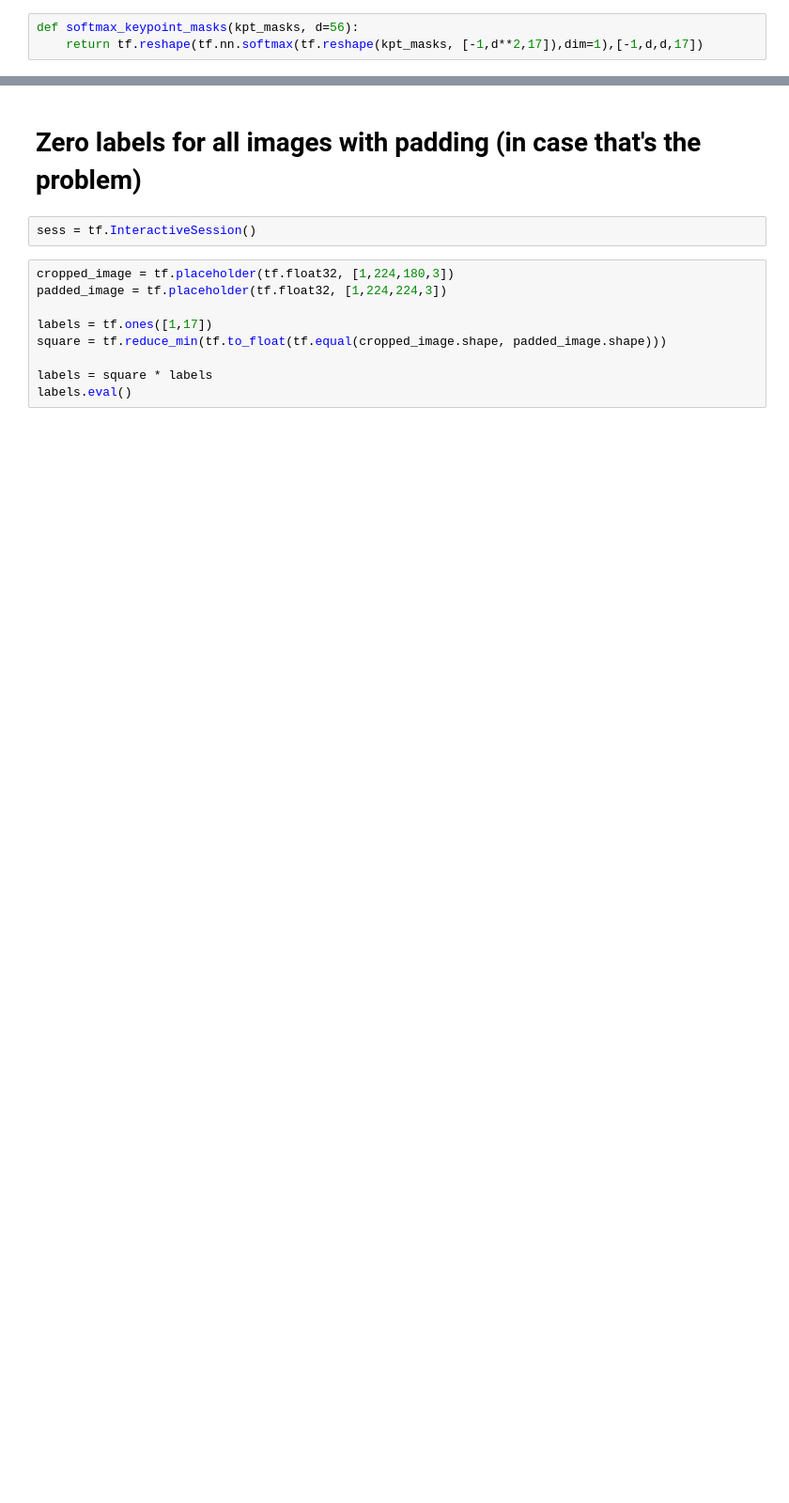
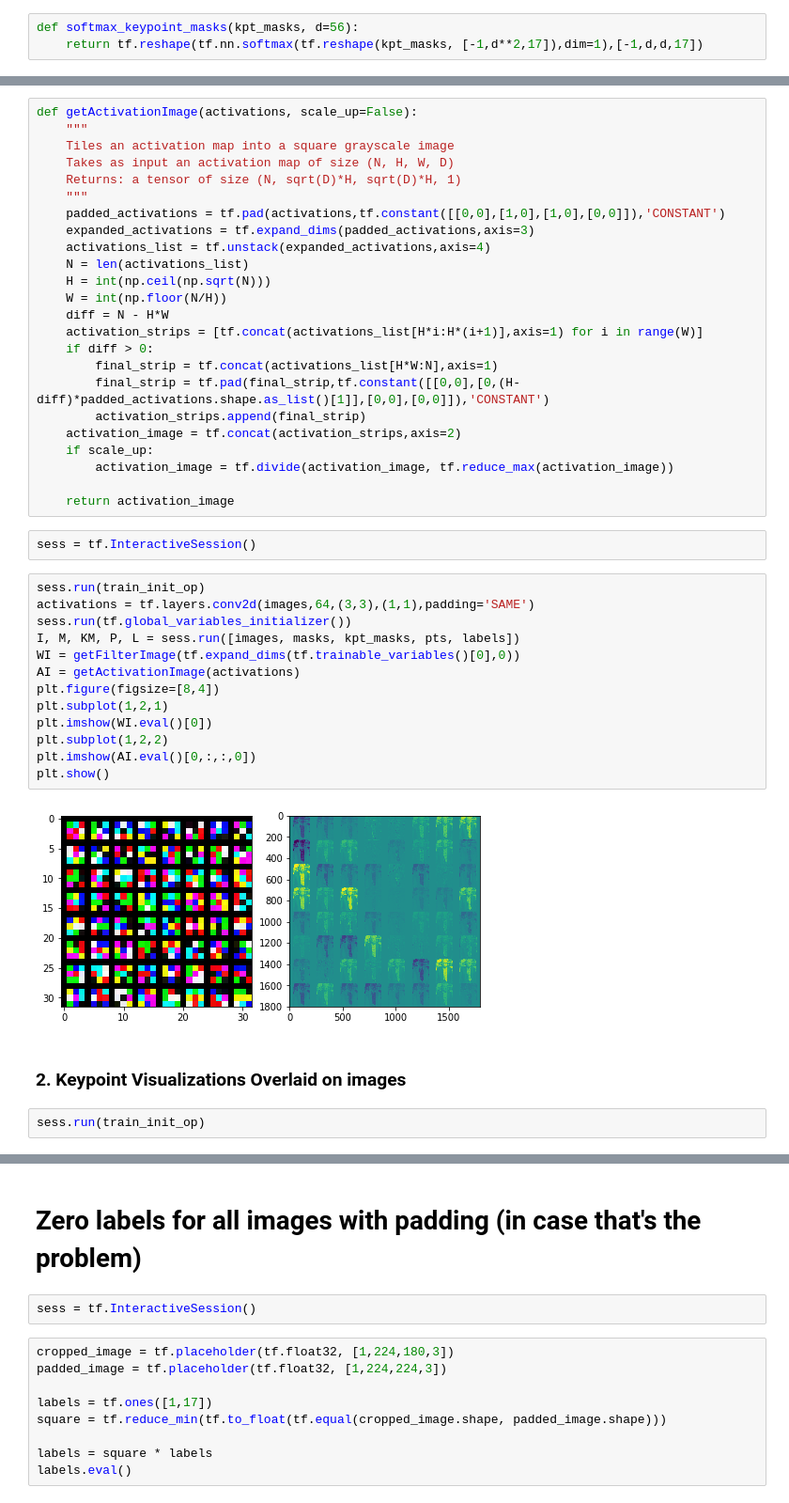
Before and after one commit to gyw0228/MegaNet, a Jupyter notebook: notebooks/KyleNet.ipynb, the cells around one changed output, grey strips where cells are left out. Shown: that part at 94% size. Drawn from its saved outputs; the diff is of its cells as text; blank space fills up the shorter version.

Commit message:
better visualizations all around, including keypoint masks overlaid on images

```diff
--- a/notebooks/KyleNet.ipynb
+++ b/notebooks/KyleNet.ipynb
@@ -264,0 +308,45 @@ def softmax_keypoint_masks(kpt_masks, d=56):
+# %%
+def getActivationImage(activations, scale_up=False):
+    """
+    Tiles an activation map into a square grayscale image
+    Takes as input an activation map of size (N, H, W, D)
+    Returns: a tensor of size (N, sqrt(D)*H, sqrt(D)*H, 1)
+    """
+    padded_activations = tf.pad(activations,tf.constant([[0,0],[1,0],[1,0],[0,0]]),'CONSTANT')
+    expanded_activations = tf.expand_dims(padded_activations,axis=3)
+    activations_list = tf.unstack(expanded_activations,axis=4)
+    N = len(activations_list)
+    H = int(np.ceil(np.sqrt(N)))
+    W = int(np.floor(N/H))
+    diff = N - H*W
+    activation_strips = [tf.concat(activations_list[H*i:H*(i+1)],axis=1) for i in range(W)]
+    if diff > 0:
+        final_strip = tf.concat(activations_list[H*W:N],axis=1)
+        final_strip = tf.pad(final_strip,tf.constant([[0,0],[0,(H-diff)*padded_activations.shape.as_list()[1]],[0,0],[0,0]]),'CONSTANT')
+        activation_strips.append(final_strip)
+    activation_image = tf.concat(activation_strips,axis=2)
+    if scale_up:
+        activation_image = tf.divide(activation_image, tf.reduce_max(activation_image))
+
+    return activation_image
+# %%
+sess = tf.InteractiveSession()
+# %%
+sess.run(train_init_op)
+activations = tf.layers.conv2d(images,64,(3,3),(1,1),padding='SAME')
+sess.run(tf.global_variables_initializer())
+I, M, KM, P, L = sess.run([images, masks, kpt_masks, pts, labels])
+WI = getFilterImage(tf.expand_dims(tf.trainable_variables()[0],0))
+AI = getActivationImage(activations)
+plt.figure(figsize=[8,4])
+plt.subplot(1,2,1)
+plt.imshow(WI.eval()[0])
+plt.subplot(1,2,2)
+plt.imshow(AI.eval()[0,:,:,0])
+plt.show()
+# %% [output]
+[figure, added]
+# %% [markdown]
+### 2. Keypoint Visualizations Overlaid on images
+# %%
+sess.run(train_init_op)
```
Also changed, not shown: parts of 33 cells of this notebook, 1 other file.
